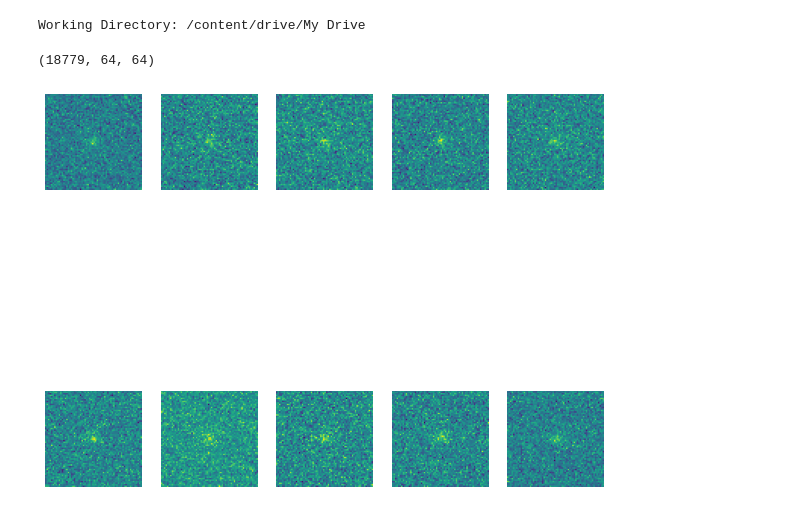
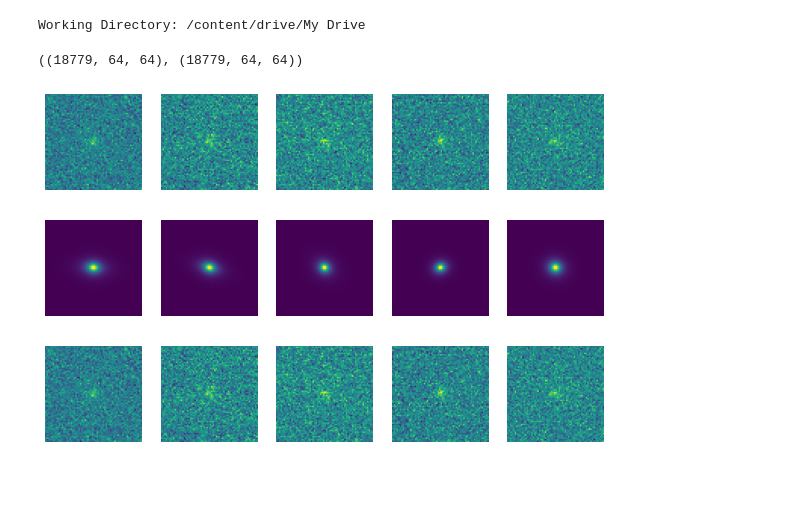
Before and after one commit to asanneh/CS109B_Final_Project_Group_35, a Jupyter notebook: CS109B_Final_Project_Group_35.ipynb, the cells around one changed output. Cells and saved outputs as stored; diff of their text form; code cells hidden in the pictures; blank space fills up the shorter version.

```diff
--- a/CS109B_Final_Project_Group_35.ipynb
+++ b/CS109B_Final_Project_Group_35.ipynb
@@ -73,17 +73,39 @@ image_nonoise = f['img_nonoise'][:]
 image_withnoise = f['img_withnoise'][:]
 f.close()
 # %%
-image.shape
+image.shape, image_nonoise.shape
 # %% [output]
-(18779, 64, 64)
+((18779, 64, 64), (18779, 64, 64))
 # %%
-#plot a few of the images
-fig, ax = plt.subplots(10,10, figsize=(10,10))
-for i in range(10):
-  ax = plt.subplot(2, 5, i+1)
+#plot a few of the images from image
+fig, ax = plt.subplots(1,5, figsize=(10,10))
+for i in range(5):
+  ax = plt.subplot(1, 5, i+1)
   plt.imshow(np.squeeze(image[i]))
   ax.axis('off')
 
 plt.show()
 # %% [output]
-[figure, old version]
+[figure, new version]
+# %%
+#images with no noise
+fig, ax = plt.subplots(1,5, figsize=(10,10))
+for i in range(5):
+  ax = plt.subplot(1, 5, i+1)
+  plt.imshow(np.squeeze(image_nonoise[i]))
+  ax.axis('off')
+
+plt.show()
+# %% [output]
+[figure, added]
+# %%
+#images with noise
+fig, ax = plt.subplots(1,5, figsize=(10,10))
+for i in range(5):
+  ax = plt.subplot(1, 5, i+1)
+  plt.imshow(np.squeeze(image_withnoise[i]))
+  ax.axis('off')
+
+plt.show()
+# %% [output]
+[figure, added]
```
Also changed, not shown: parts of 2 cells of this notebook.
